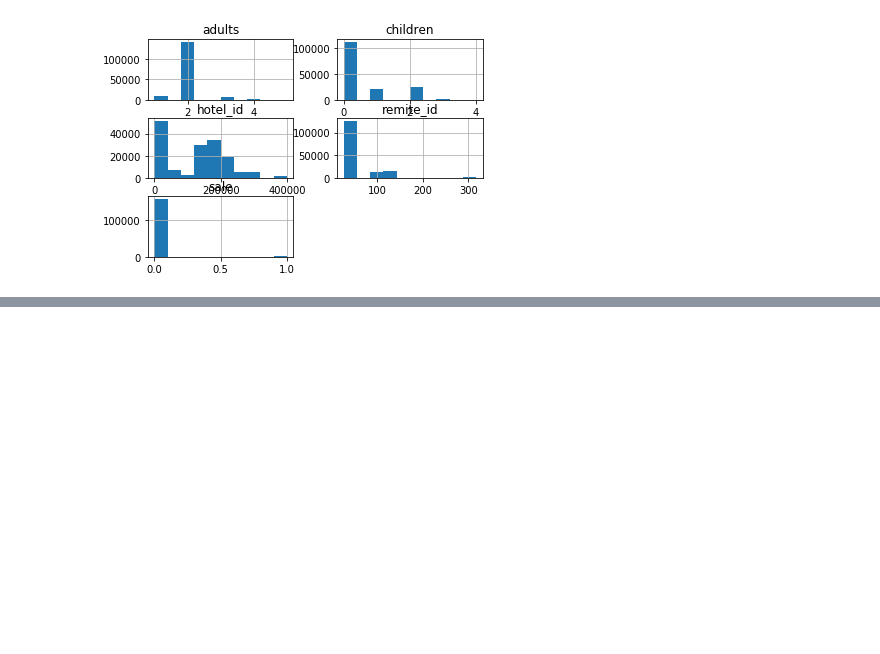
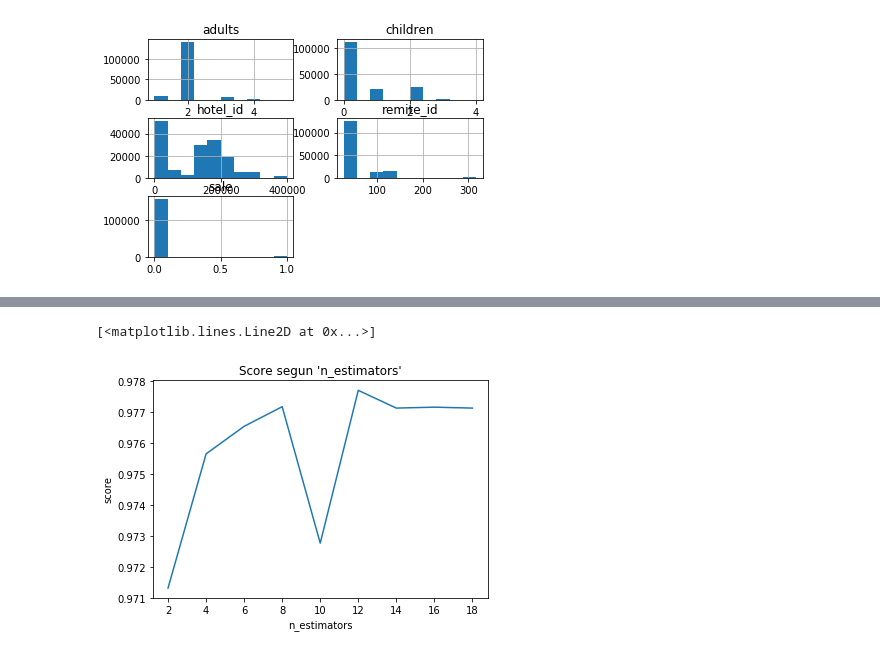
Before and after one commit to diego-anderica/Trabajo-Prediccion, a Jupyter notebook: Random Forest.ipynb, the cells around one changed output, grey strips where cells are left out. Drawn from its saved outputs; the diff is of its cells as text; code cells hidden in the pictures; blank space fills up the shorter version.

Commit message:
Estudio y creación del modelo.

```diff
--- a/Random Forest.ipynb
+++ b/Random Forest.ipynb
@@ -104,0 +110,10 @@ plt.show()
+# %%
+# Selección de características a utilizar y 'target'
+pred_caract = ['remite_id', 'adults', 'children', 'hotel_id']
+target = ['sale']
+
+# Extracción de las características que se utilizarán para la predicción.
+X = data[pred_caract]
+
+# Extracción de la característica a ser predicha (sale).
+y = data[target]
@@ -104,0 +132,8 @@ plt.show()
+# %%
+fechas_train = ('2016-04-01', '2016-04-02', '2016-04-03', '2016-04-04')
+fechas_test = ('2016-04-05', '2016-04-06', '2016-04-07')
+# %%
+X_train = X.loc[data['date'].isin(fechas_train)]
+X_test = X.loc[data['date'].isin(fechas_test)]
+y_train = y.loc[data['date'].isin(fechas_train)]
+y_test = y.loc[data['date'].isin(fechas_test)]
@@ -104,0 +160,9 @@ plt.show()
+# %%
+# Creación del modelo.
+# Se define 'n_jobs' a -1, de manera que se utilicen todos los núcleos disponibles, así como 'random_state=0'
+# para obtener resultados deterministas en cada ejecución.
+
+model = RandomForestClassifier(n_jobs=-1, random_state=0)
+
+# Construcción del modelo
+# model.fit(X_train, y_train)
@@ -104,0 +179,17 @@ plt.show()
+# %%
+# Probar diferentes cantidades de estimadores (n_estimators)
+estimators = np.arange(2, 20, 2)
+scores = []
+
+for n in estimators:
+    model.set_params(n_estimators=n)
+    model.fit(X_train, y_train)
+    scores.append(model.score(X_test, y_test))
+
+plt.title("Score segun 'n_estimators'")
+plt.xlabel("n_estimators")
+plt.ylabel("score")
+plt.plot(estimators, scores)
+# %% [output]
+[<matplotlib.lines.Line2D at 0x...>]
+[figure, added]
```
Also changed, not shown: parts of 17 cells of this notebook, 1 other file.
